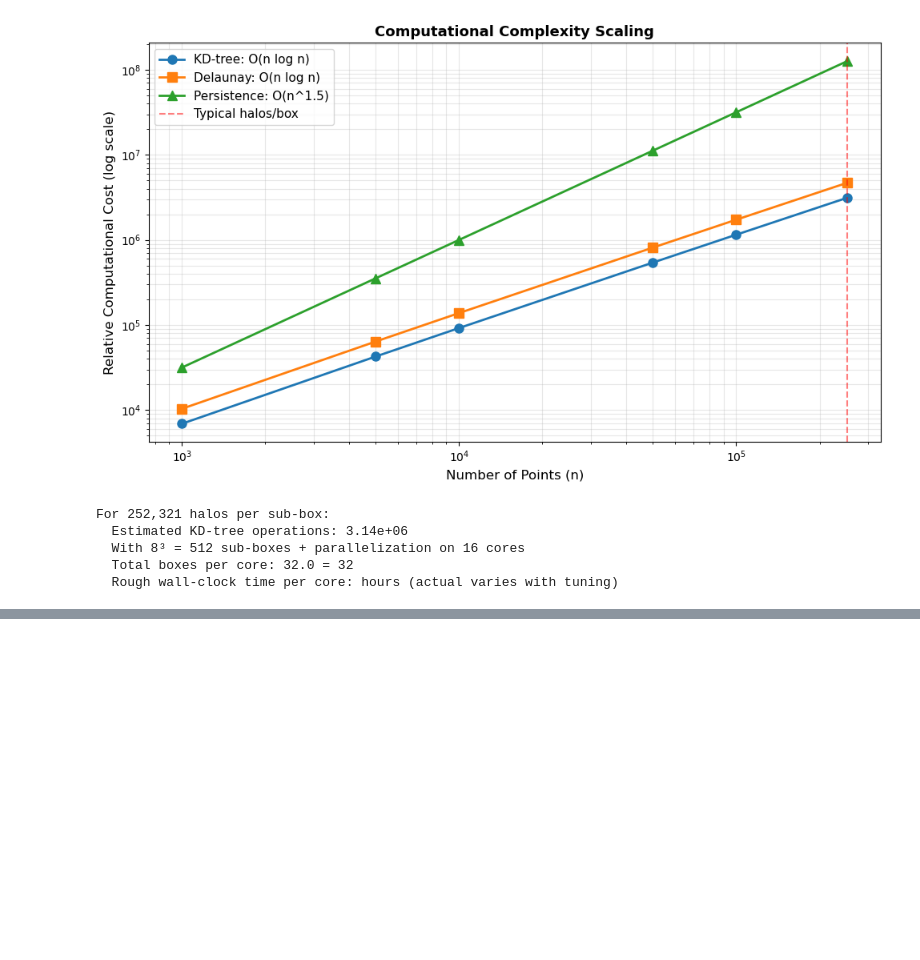
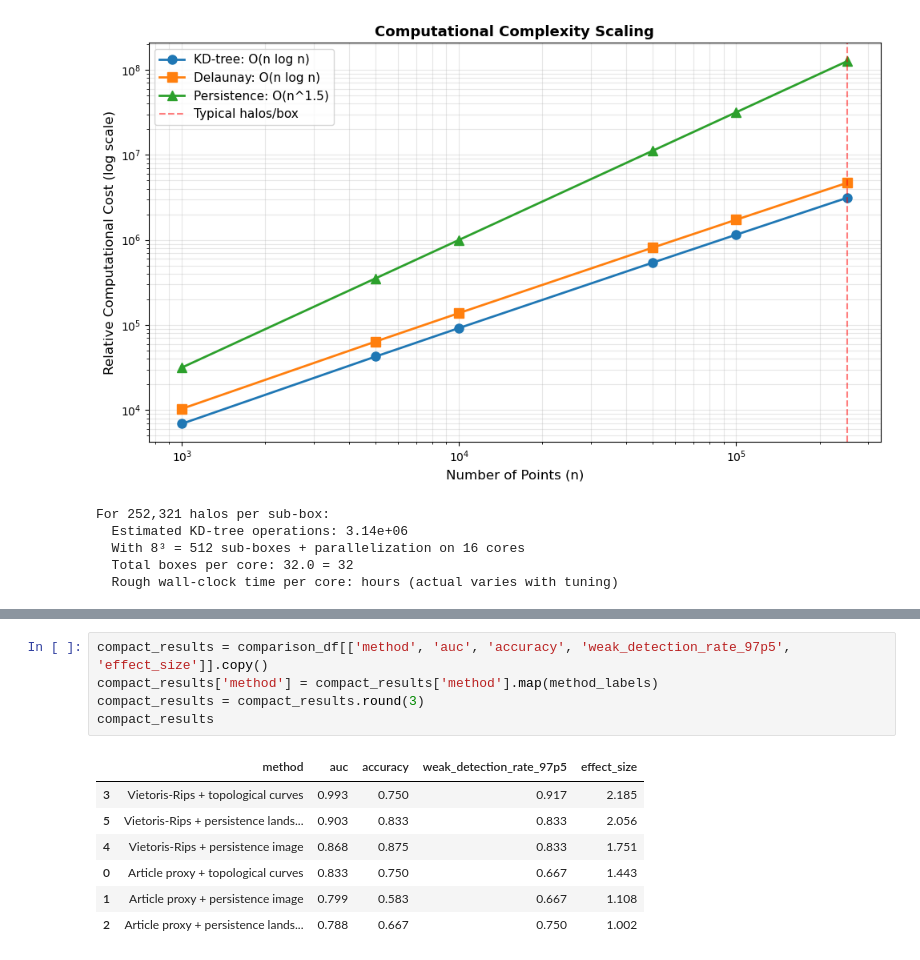
Before and after one commit to anvi-git/cosmology_TDA, a Jupyter notebook: Persistent_Homology_LSS_Guide.ipynb, the cells around one changed output, grey strips where cells are left out. Drawn from its saved outputs; the diff is of its cells as text; blank space fills up the shorter version.

```diff
--- a/Persistent_Homology_LSS_Guide.ipynb
+++ b/Persistent_Homology_LSS_Guide.ipynb
@@ -347,0 +1213,13 @@ For 252,321 halos per sub-box:
+# %%
+compact_results = comparison_df[['method', 'auc', 'accuracy', 'weak_detection_rate_97p5', 'effect_size']].copy()
+compact_results['method'] = compact_results['method'].map(method_labels)
+compact_results = compact_results.round(3)
+compact_results
+# %% [output]
+|  | method | auc | accuracy | weak_detection_rate_97p5 | effect_size |
+| 3 | Vietoris-Rips + topological curves | 0.993 | 0.750 | 0.917 | 2.185 |
+| 5 | Vietoris-Rips + persistence lands... | 0.903 | 0.833 | 0.833 | 2.056 |
+| 4 | Vietoris-Rips + persistence image | 0.868 | 0.875 | 0.833 | 1.751 |
+| 0 | Article proxy + topological curves | 0.833 | 0.750 | 0.667 | 1.443 |
+| 1 | Article proxy + persistence image | 0.799 | 0.583 | 0.667 | 1.108 |
+| 2 | Article proxy + persistence lands... | 0.788 | 0.667 | 0.750 | 1.002 |
```
Also changed, not shown: parts of 32 cells of this notebook, 2 other files.
